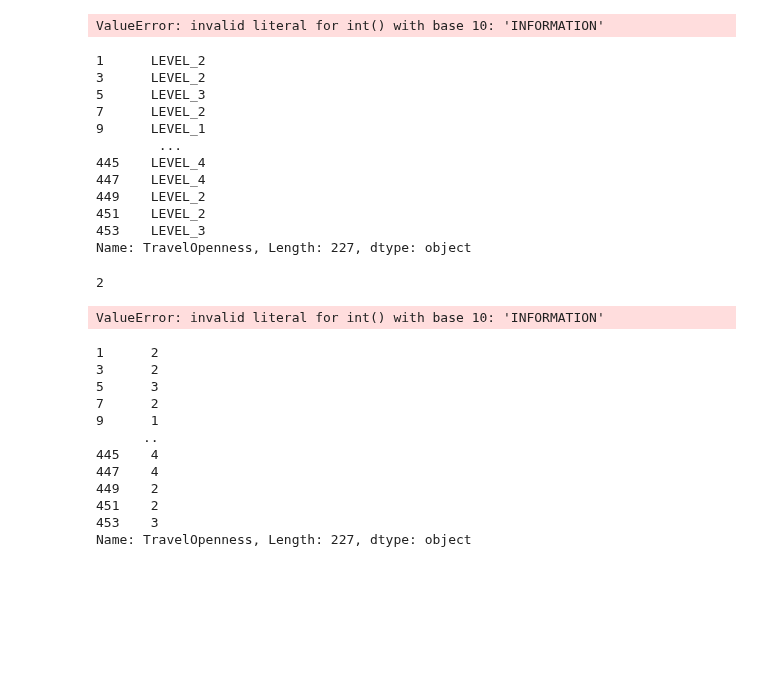
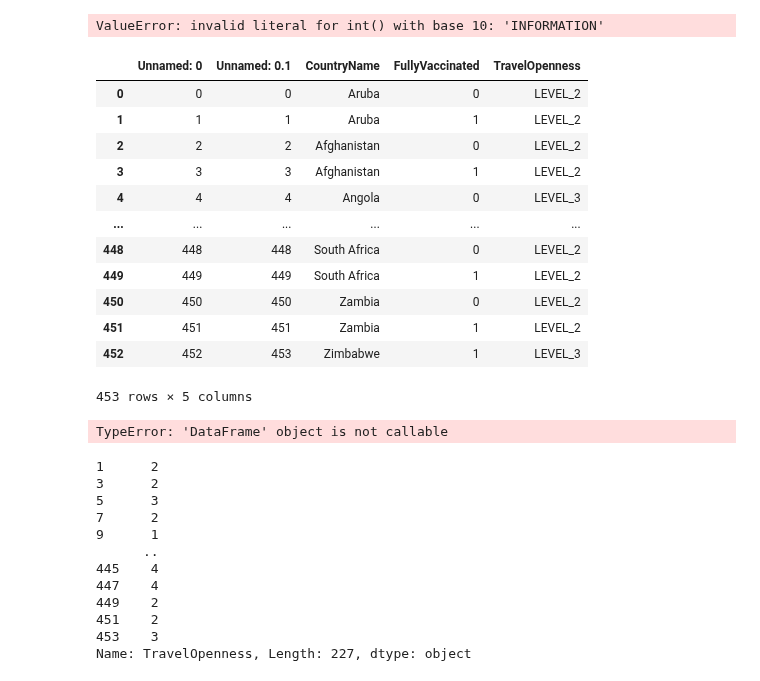
Before and after one commit to bossiilaria/Python, a Jupyter notebook: IntlExp/IntlExp.ipynb, the cells around one changed output. Cells and saved outputs as stored; diff of their text form; code cells hidden in the pictures; blank space fills up the shorter version.

```diff
--- a/IntlExp/IntlExp.ipynb
+++ b/IntlExp/IntlExp.ipynb
@@ -327,20 +344,3 @@ extract_level(level)
 fullyvaxDF['TravelOpenness'].apply(extract_level)
 # %% [output]
 ValueError: invalid literal for int() with base 10: 'INFORMATION'
-# %%
-#Let's now focus on the third column. Let's get rid of the text LEVEL_ and turn the values into integers so it
-#will be easier to handle them to manipulate Amy's report
-fullyvaxDF['TravelOpenness']
-# %% [output]
-1      LEVEL_2
-3      LEVEL_2
-5      LEVEL_3
-7      LEVEL_2
-9      LEVEL_1
-        ...
-445    LEVEL_4
-447    LEVEL_4
-449    LEVEL_2
-451    LEVEL_2
-453    LEVEL_3
-Name: TravelOpenness, Length: 227, dtype: object
@@ -351,11 +347,28 @@ def extract_level(level: str):
-# %%
-extract_level('LEVEL_2')
-# %% [output]
-2
-# %%
-vaxDF['TravelOpenness'].apply(extract_level)
-# %% [output]
-ValueError: invalid literal for int() with base 10: 'INFORMATION'
+# %%
+#The error above happens because some of the values in TravelOpenness are equal to 'NO INFORMATION'.
+#In the excel OnlyFullyVaccinated I replaced all 'NO INFORMATION with LEVEL_0'. That should solve the problem.
+#Let's update my dataframe:
+fullyvaxDF = pd.read_excel('OnlyFullyVaccinated.xlsx')
+# %%
+fullyvaxDF
+# %% [output]
+|  | Unnamed: 0 | Unnamed: 0.1 | CountryName | FullyVaccinated | TravelOpenness |
+| 0 | 0 | 0 | Aruba | 0 | LEVEL_2 |
+| 1 | 1 | 1 | Aruba | 1 | LEVEL_2 |
+| 2 | 2 | 2 | Afghanistan | 0 | LEVEL_2 |
+| 3 | 3 | 3 | Afghanistan | 1 | LEVEL_2 |
+| 4 | 4 | 4 | Angola | 0 | LEVEL_3 |
+| ... | ... | ... | ... | ... | ... |
+| 448 | 448 | 448 | South Africa | 0 | LEVEL_2 |
+| 449 | 449 | 449 | South Africa | 1 | LEVEL_2 |
+| 450 | 450 | 450 | Zambia | 0 | LEVEL_2 |
+| 451 | 451 | 451 | Zambia | 1 | LEVEL_2 |
+| 452 | 452 | 453 | Zimbabwe | 1 | LEVEL_3 |
+453 rows × 5 columns
+# %%
+fullyvaxDF = fullyvaxDF[fullyvaxDF['FullyVaccinated']== 1)
+# %% [output]
+TypeError: 'DataFrame' object is not callable
 # %%
 #Look up the VLOOKUP to map in excel Write a little excel function - Next step read the excel and merge the new column
 # %%
```
Also changed, not shown: parts of 6 cells of this notebook, 1 other file.
